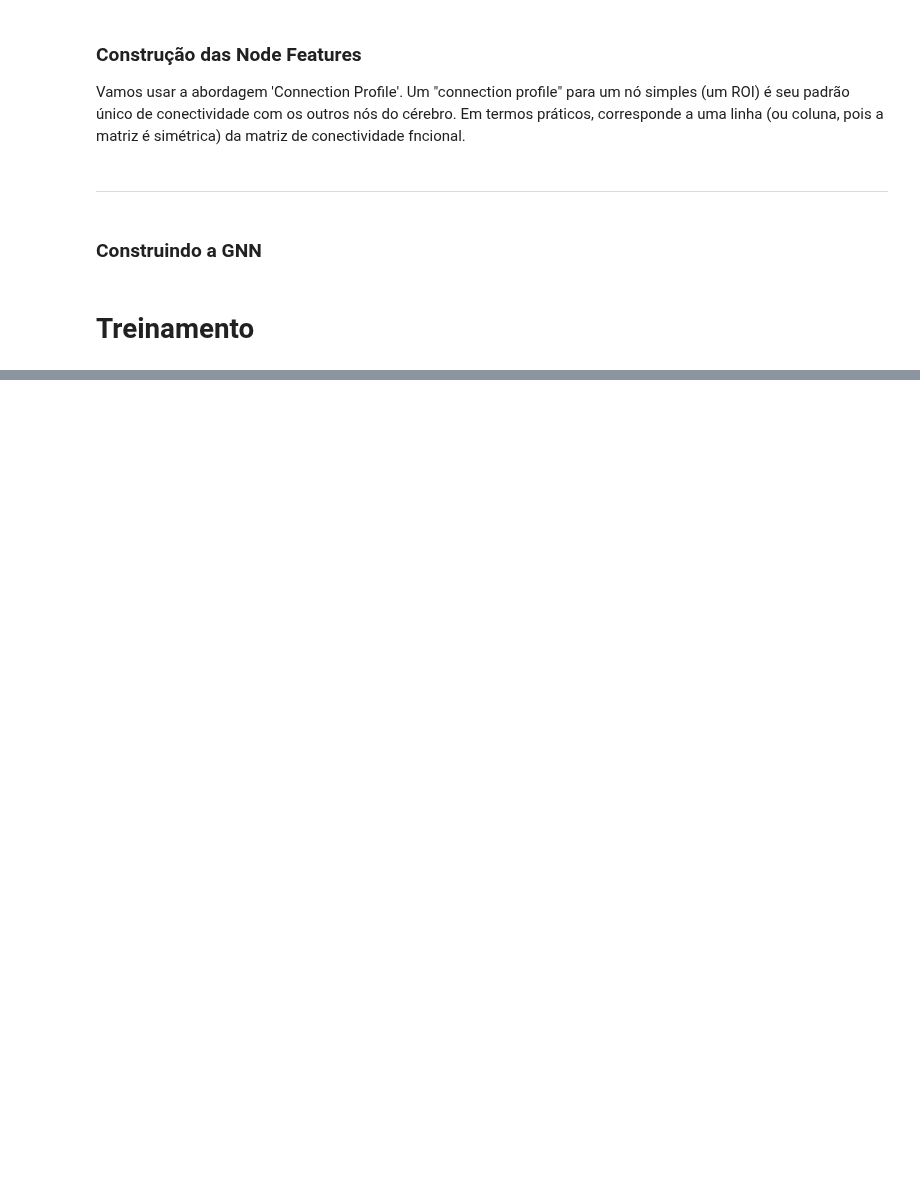
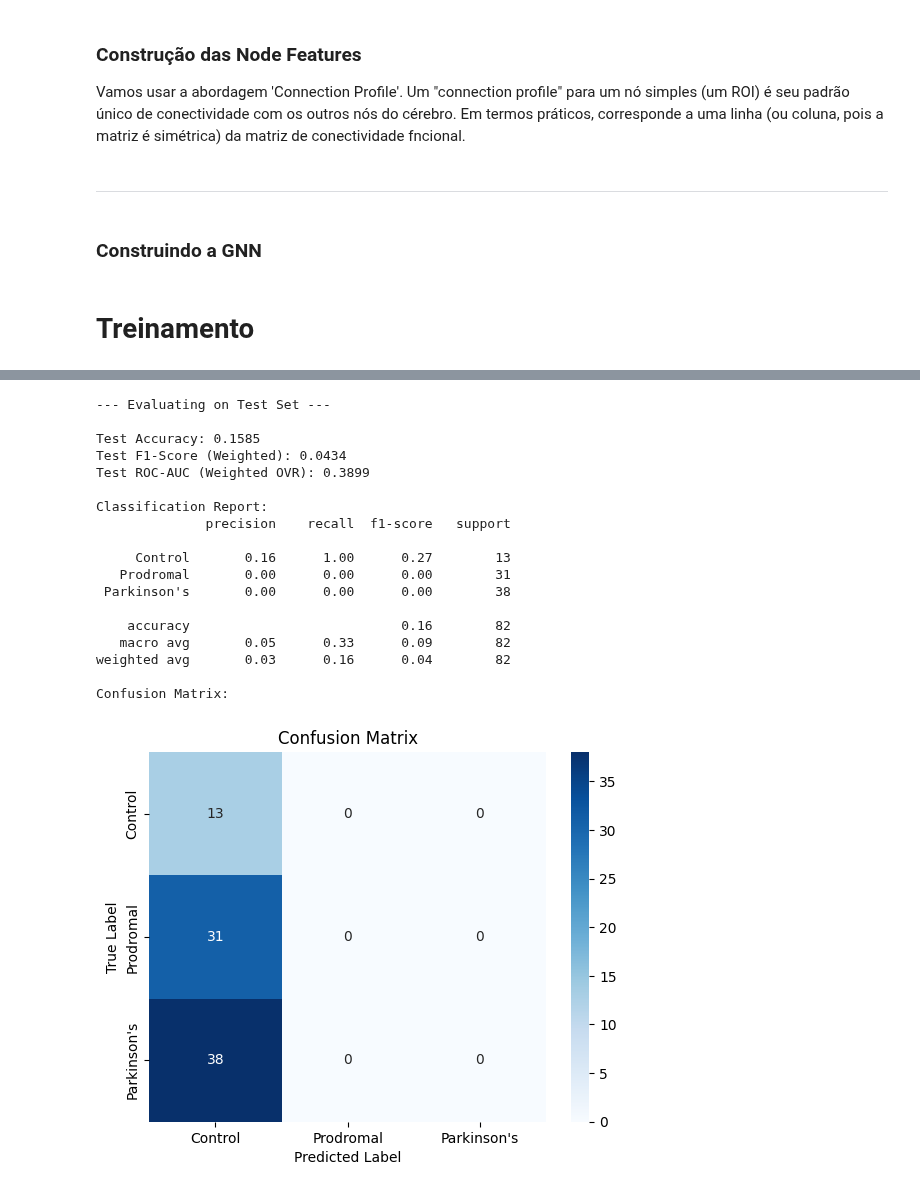
Before and after one commit to TheoRiffel/Parkinson-Diagnosis-Deeplearning, a Jupyter notebook: notebooks/3_gnn.ipynb, the cells around one changed output, grey strips where cells are left out. Cells and saved outputs as stored; diff of their text form; code cells hidden in the pictures; blank space fills up the shorter version.

```diff
--- a/notebooks/3_gnn.ipynb
+++ b/notebooks/3_gnn.ipynb
@@ -339 +172,22 @@ def evaluate(model, loader, device):
+# %%
+DEVICE = torch.device('cuda' if torch.cuda.is_available() else 'cpu')
+NUM_CLASSES = 3
+LEARNING_RATE = 0.001
+WEIGHT_DECAY = 5e-4
+BATCH_SIZE = 32
+EPOCHS = 100
+PATIENCE = 10
+# %%
+X_trainval, X_test, y_trainval, y_test = train_test_split(pyg_dataset, y, test_size=0.2, random_state=42, stratify=y)
+X_train, X_val, y_train, y_val = train_test_split(X_trainval, y_trainval, test_size=0.25, random_state=42, stratify=y_trainval)
+
+# Weighted sampler para lidar com desbalanceamento
+class_counts = np.bincount(y_train)
+class_weights = 1. / class_counts
+sample_weights = np.array([class_weights[label] for label in y_train])
+sampler = WeightedRandomSampler(sample_weights, len(sample_weights), replacement=True)
+
+train_loader = DataLoader(X_train, batch_size=32, sampler=sampler)
+val_loader = DataLoader(X_val, batch_size=32, shuffle=False)
+test_loader = DataLoader(X_test, batch_size=32, shuffle=False)
 # %%
@@ -396,0 +231,43 @@ weighted avg       0.08      0.05      0.06        44
+# %%
+
+# --- Final Evaluation on the Test Set ---
+print("\n--- Evaluating on Test Set ---")
+model.load_state_dict(torch.load(model_save_path))
+test_acc, test_f1, test_auc, y_true, y_pred = evaluate(model, test_loader, DEVICE)
+
+print(f"\nTest Accuracy: {test_acc:.4f}")
+print(f"Test F1-Score (Weighted): {test_f1:.4f}")
+print(f"Test ROC-AUC (Weighted OVR): {test_auc:.4f}")
+
+# --- Classification Report and Confusion Matrix ---
+target_names = ['Control', 'Prodromal', 'Parkinson\'s']
+print("\nClassification Report:")
+print(classification_report(y_true, y_pred, target_names=target_names, zero_division=0))
+
+print("Confusion Matrix:")
+cm = confusion_matrix(y_true, y_pred)
+sns.heatmap(cm, annot=True, fmt='d', cmap='Blues', xticklabels=target_names, yticklabels=target_names)
+plt.xlabel("Predicted Label")
+plt.ylabel("True Label")
+plt.title("Confusion Matrix")
+plt.show()
+# %% [output]
+--- Evaluating on Test Set ---
+
+Test Accuracy: 0.1585
+Test F1-Score (Weighted): 0.0434
+Test ROC-AUC (Weighted OVR): 0.3899
+
+Classification Report:
+              precision    recall  f1-score   support
+
+     Control       0.16      1.00      0.27        13
+   Prodromal       0.00      0.00      0.00        31
+ Parkinson's       0.00      0.00      0.00        38
+
+    accuracy                           0.16        82
+   macro avg       0.05      0.33      0.09        82
+weighted avg       0.03      0.16      0.04        82
+
+Confusion Matrix:
+[figure, added]
```
Also changed, not shown: parts of 18 cells of this notebook, 2 other files.
